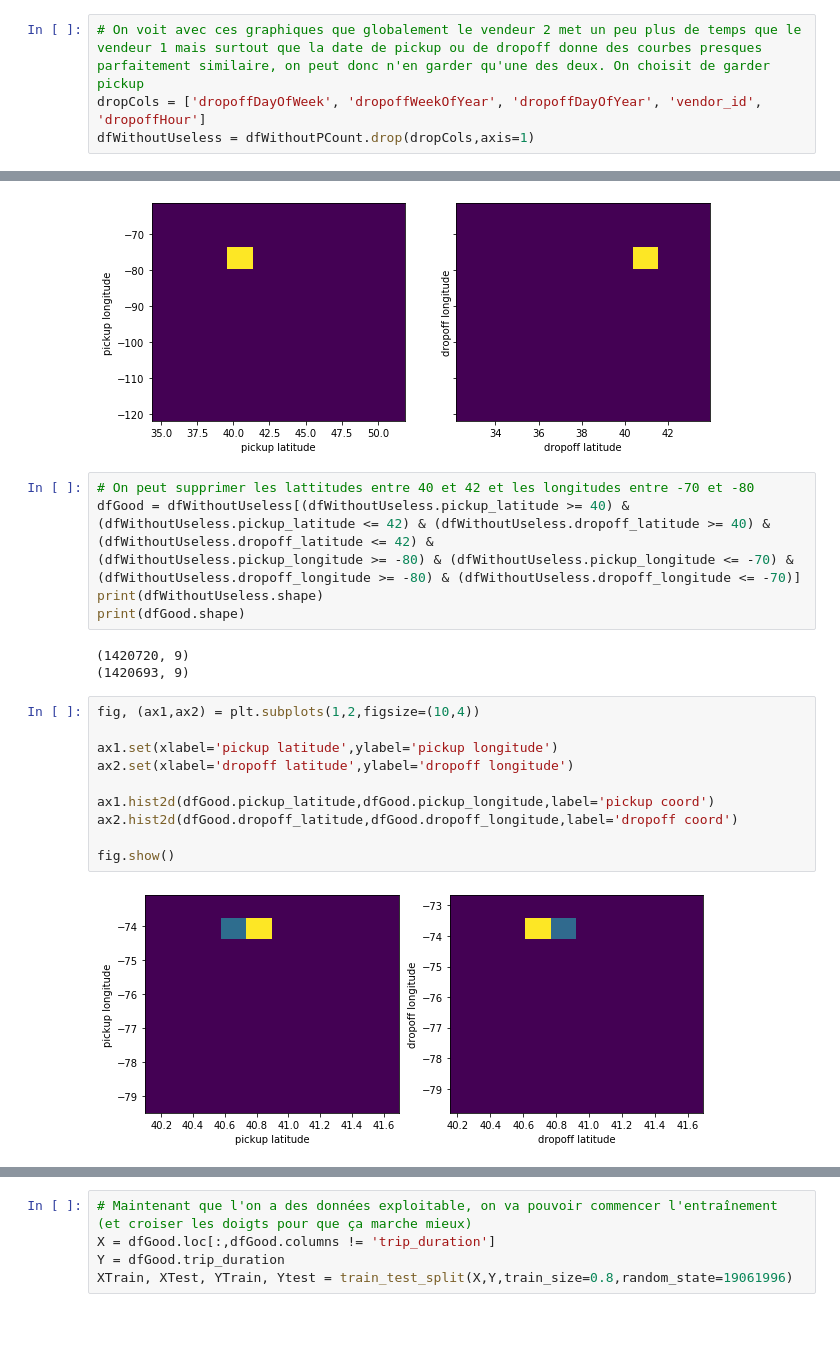
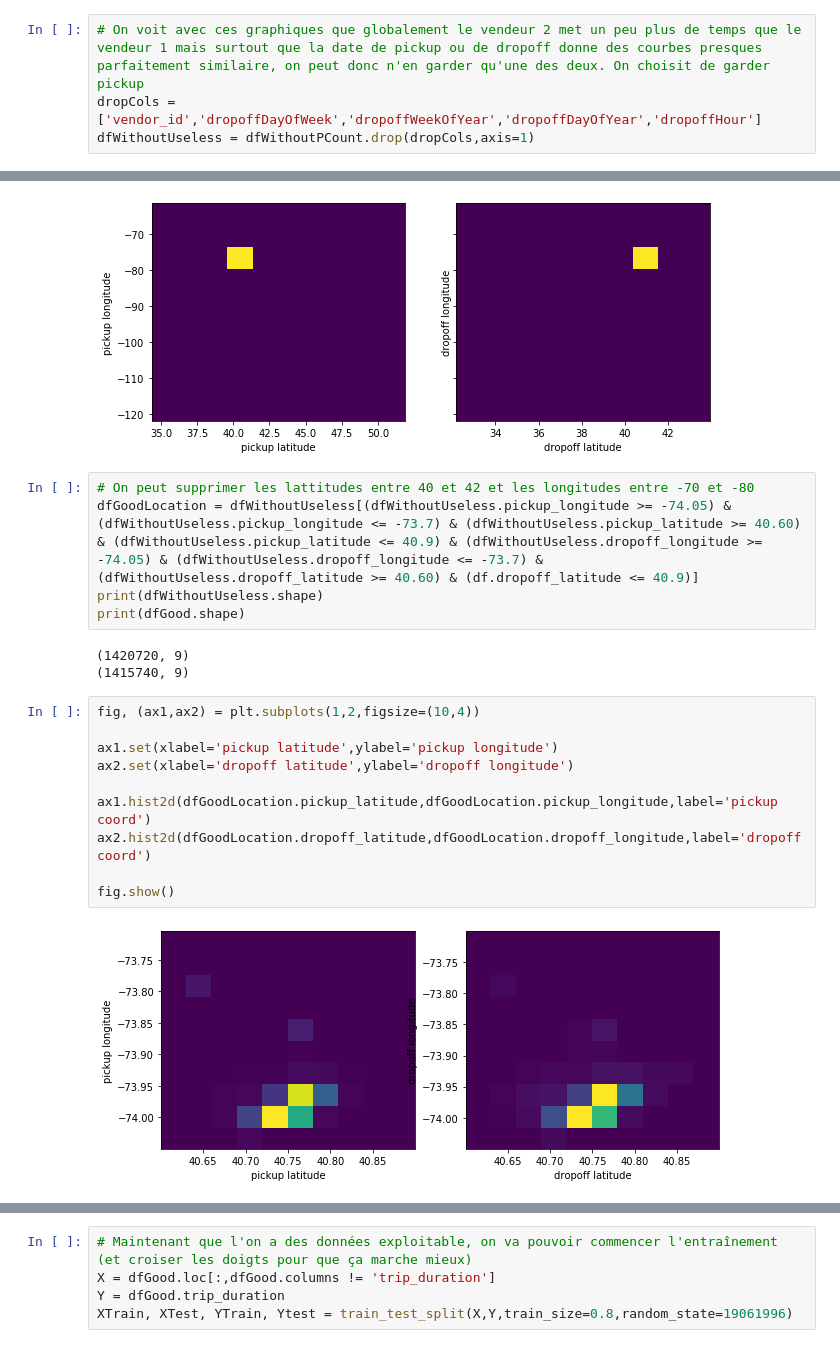
Before and after one commit to aemi-dev/td_taxidriver, a Jupyter notebook: precisePrediction.ipynb, the cells around one changed output, grey strips where cells are left out. Saved outputs shown, nothing was run; the diff lists cells and outputs as text.

```diff
--- a/precisePrediction.ipynb
+++ b/precisePrediction.ipynb
@@ -221,7 +222,7 @@ fig.show()
 [figure]
 # %%
 # On voit avec ces graphiques que globalement le vendeur 2 met un peu plus de temps que le vendeur 1 mais surtout que la date de pickup ou de dropoff donne des courbes presques parfaitement similaire, on peut donc n'en garder qu'une des deux. On choisit de garder pickup
-dropCols = ['dropoffDayOfWeek', 'dropoffWeekOfYear', 'dropoffDayOfYear', 'vendor_id', 'dropoffHour']
+dropCols = ['vendor_id','dropoffDayOfWeek','dropoffWeekOfYear','dropoffDayOfYear','dropoffHour']
 dfWithoutUseless = dfWithoutPCount.drop(dropCols,axis=1)
 # %%
 fig, (ax1,ax2) = plt.subplots(1,2,figsize=(10,4),sharey=True)
@@ -236,22 +237,21 @@ fig.show()
 [figure]
 # %%
 # On peut supprimer les lattitudes entre 40 et 42 et les longitudes entre -70 et -80
-dfGood = dfWithoutUseless[(dfWithoutUseless.pickup_latitude >= 40) & (dfWithoutUseless.pickup_latitude <= 42) & (dfWithoutUseless.dropoff_latitude >= 40) & (dfWithoutUseless.dropoff_latitude <= 42) &
-(dfWithoutUseless.pickup_longitude >= -80) & (dfWithoutUseless.pickup_longitude <= -70) & (dfWithoutUseless.dropoff_longitude >= -80) & (dfWithoutUseless.dropoff_longitude <= -70)]
+dfGoodLocation = dfWithoutUseless[(dfWithoutUseless.pickup_longitude >= -74.05) & (dfWithoutUseless.pickup_longitude <= -73.7) & (dfWithoutUseless.pickup_latitude >= 40.60) & (dfWithoutUseless.pickup_latitude <= 40.9) & (dfWithoutUseless.dropoff_longitude >= -74.05) & (dfWithoutUseless.dropoff_longitude <= -73.7) & (dfWithoutUseless.dropoff_latitude >= 40.60) & (df.dropoff_latitude <= 40.9)]
 print(dfWithoutUseless.shape)
 print(dfGood.shape)
 # %% [output]
 (1420720, 9)
-(1420693, 9)
+(1415740, 9)
 # %%
 fig, (ax1,ax2) = plt.subplots(1,2,figsize=(10,4))
 
 ax1.set(xlabel='pickup latitude',ylabel='pickup longitude')
 ax2.set(xlabel='dropoff latitude',ylabel='dropoff longitude')
 
-ax1.hist2d(dfGood.pickup_latitude,dfGood.pickup_longitude,label='pickup coord')
-ax2.hist2d(dfGood.dropoff_latitude,dfGood.dropoff_longitude,label='dropoff coord')
+ax1.hist2d(dfGoodLocation.pickup_latitude,dfGoodLocation.pickup_longitude,label='pickup coord')
+ax2.hist2d(dfGoodLocation.dropoff_latitude,dfGoodLocation.dropoff_longitude,label='dropoff coord')
 
 fig.show()
 # %% [output]
-[figure, old version]
+[figure, new version]
```
Also changed, not shown: parts of 4 cells of this notebook, 3 other files.
